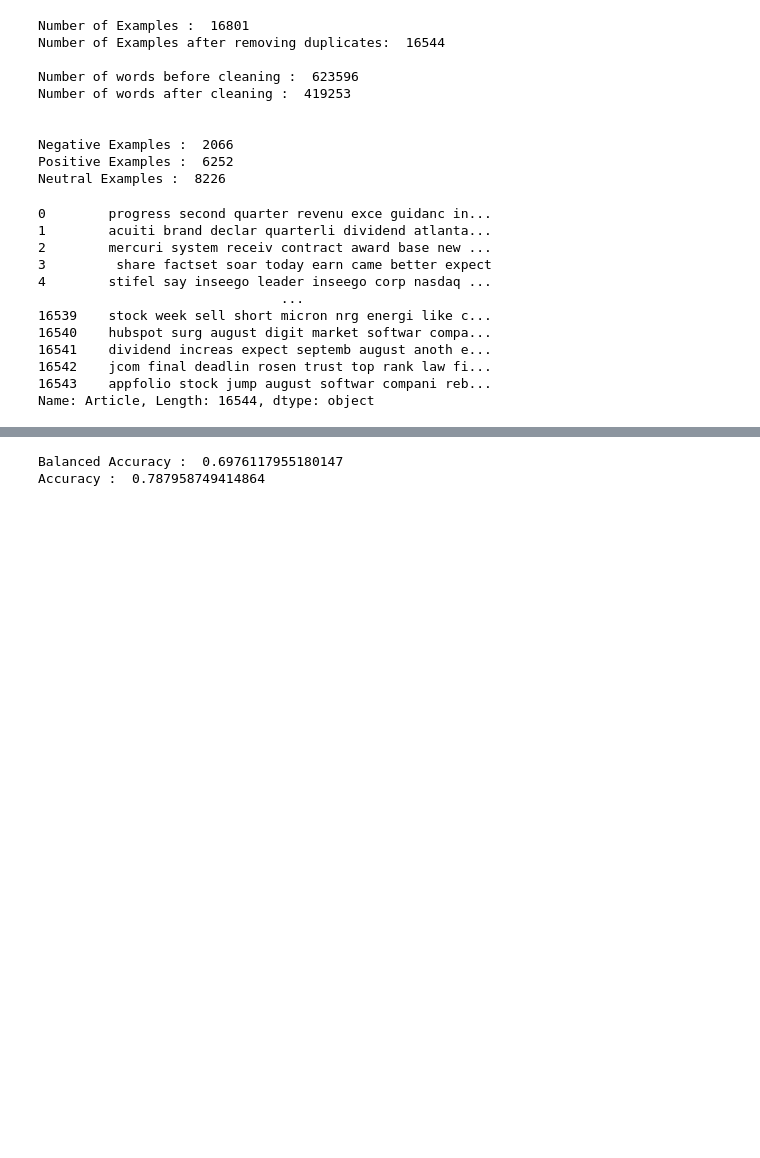
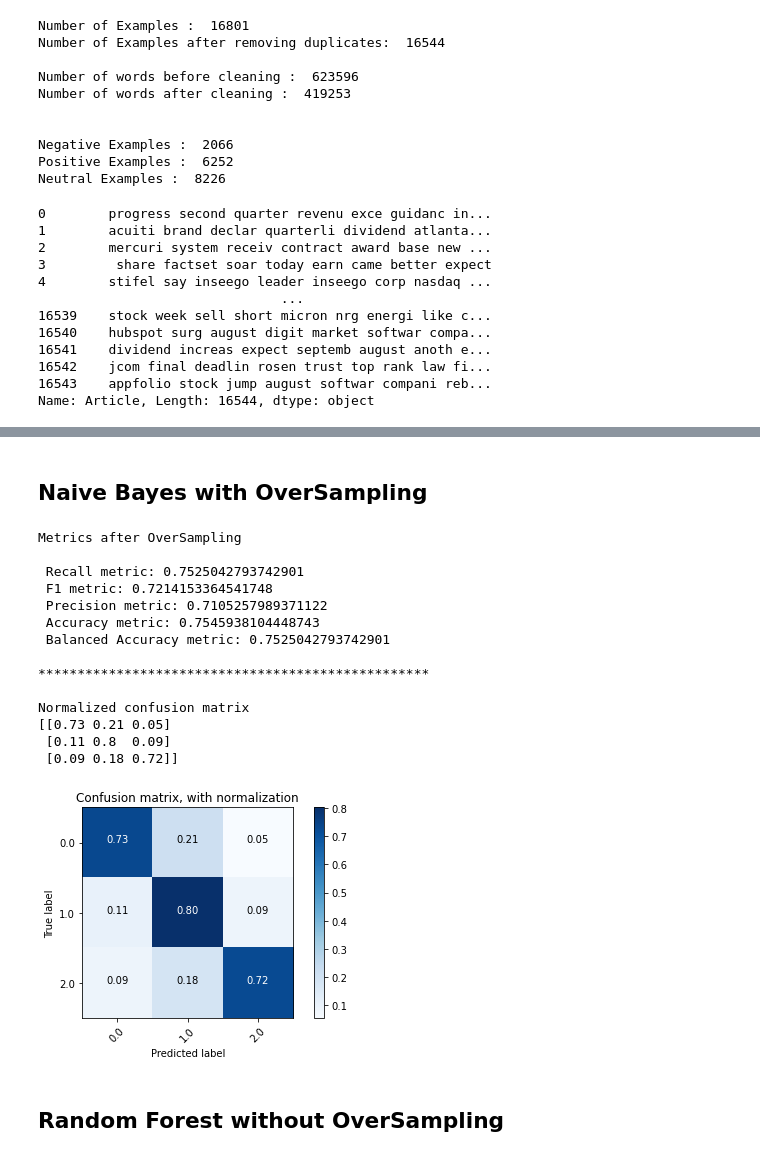
Before and after one commit to ialmalis/ML_in_Finance, a Jupyter notebook: Tech/Tech_NB_RF.ipynb, the cells around one changed output, grey strips where cells are left out. Drawn from its saved outputs; the diff is of its cells as text; code cells hidden in the pictures; blank space fills up the shorter version.

```diff
--- a/Tech/Tech_NB_RF.ipynb
+++ b/Tech/Tech_NB_RF.ipynb
@@ -141,3 +145,13 @@ tfidf_vectorizer = TfidfVectorizer(max_df=0.9)
 Xv = tfidf_vectorizer.fit_transform(X['Article'])
 Xv = pd.DataFrame(Xv.todense())
 X_train,X_test,y_train,y_test = train_test_split(Xv,y, test_size=0.25,stratify=y)
+
+
+ros = RandomOverSampler(random_state=0)
+X_ros, y_ros = ros.fit_resample(X_train, y_train)
+
+print("\n After OverSampling \n")
+
+print("Negative Examples : ",(y_ros==0.0).sum())
+print("Positive Examples : ",(y_ros==1.0).sum())
+print("Neutral Examples : ", (y_ros==2.0).sum())
@@ -186,5 +208,51 @@ Normalized confusion matrix
 [figure]
+# %% [markdown]
+## Naive Bayes with OverSampling
+# %%
+alpha = 0.1 # This is the smoothing parameter for Laplace/Lidstone smoothing
+model2 = naive_bayes.MultinomialNB(alpha=alpha)
+
+model2.fit(X_ros,y_ros)
+y_predicted = model2.predict(X_test)
+
+print("\nMetrics after OverSampling\n")
+recall = metrics.recall_score(y_test,y_predicted,average='macro')
+precision = metrics.precision_score(y_test,y_predicted,average='macro')
+f1 = metrics.f1_score(y_test,y_predicted,average='macro')
+Accur=metrics.accuracy_score(y_test,y_predicted)
+B_Accur=metrics.balanced_accuracy_score(y_test,y_predicted)
+
+print(' Recall metric:',recall)
+print(' F1 metric:',f1)
+print(' Precision metric:',precision)
+print(' Accuracy metric:',Accur)
+print(' Balanced Accuracy metric:',B_Accur,"\n")
+print("**************************************************\n")
+
+cnf_matrix = confusion_matrix(y_test, y_predicted,labels=[0.0, 1.0, 2.0])
+np.set_printoptions(precision=2)
+
+plt.figure()
+plot_confusion_matrix(cnf_matrix, classes=[0.0, 1.0, 2.0],
+                      title='Confusion matrix, with normalization')
+# %% [output]
+Metrics after OverSampling
+
+ Recall metric: 0.7525042793742901
+ F1 metric: 0.7214153364541748
+ Precision metric: 0.7105257989371122
+ Accuracy metric: 0.7545938104448743
+ Balanced Accuracy metric: 0.7525042793742901
+
+**************************************************
+
+Normalized confusion matrix
+[[0.73 0.21 0.05]
+ [0.11 0.8  0.09]
+ [0.09 0.18 0.72]]
+[figure, added]
 # %%
+""""
 skfold = model_selection.StratifiedKFold(n_splits=5,random_state=1)
 
 model2 = RandomForestClassifier(n_estimators=100, max_features="auto", n_jobs=-1,class_weight='balanced')
@@ -193,10 +261,9 @@ print("Balanced Accuracy : ",results.mean())
 
 model2 = RandomForestClassifier(n_estimators=100, max_features="auto", n_jobs=-1,class_weight='balanced')
 results = model_selection.cross_val_score(model2, Xv,y, cv=skfold,scoring='accuracy',n_jobs=-1)
-print("Accuracy : ",results.mean())
+print("Accuracy : ",results.mean())"""
-# %% [output]
-Balanced Accuracy :  0.6976117955180147
-Accuracy :  0.787958749414864
+# %% [markdown]
+## Random Forest without OverSampling
 # %%
 model2 = RandomForestClassifier(n_estimators=100, max_features="auto", n_jobs=-1,class_weight='balanced')
 model2.fit(X_train,y_train)
```
Also changed, not shown: parts of 7 cells of this notebook, 1 other file.
